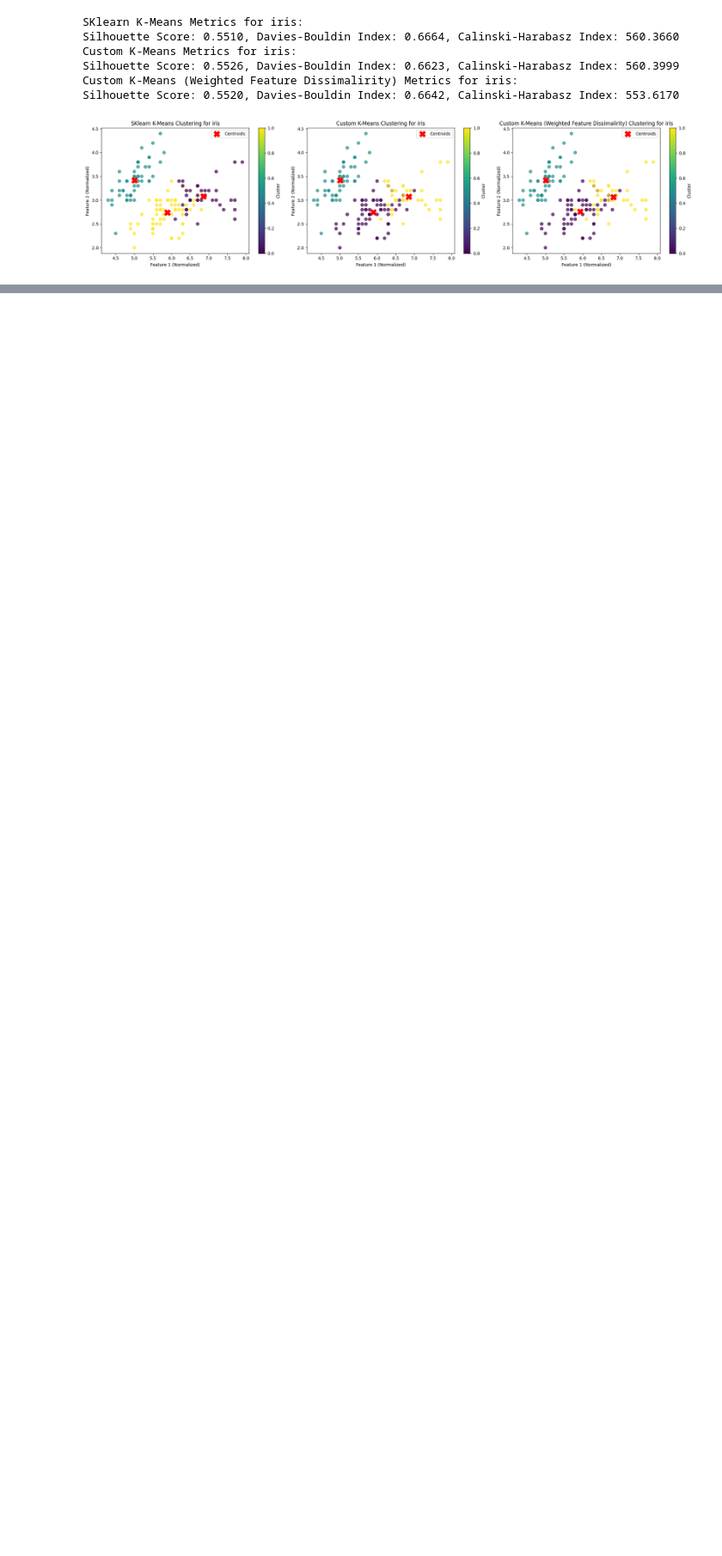
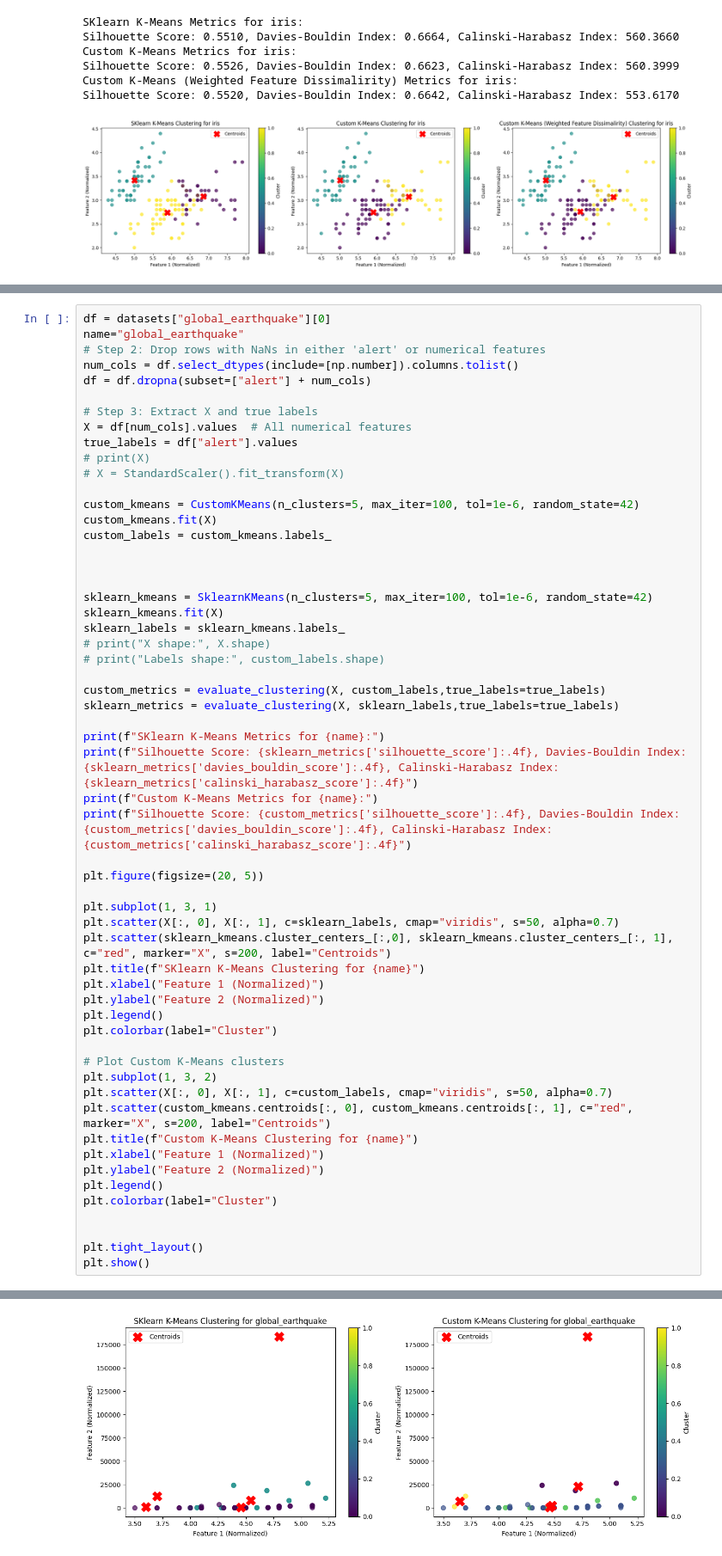
Before and after one commit to gideonpeters/comp6651-project, a Jupyter notebook: scripts/04-kmeans.ipynb, the cells around one changed output, grey strips where cells are left out. Shown at 86% size. Cells and saved outputs as stored; diff of their text form; blank space fills up the shorter version.

```diff
--- a/scripts/04-kmeans.ipynb
+++ b/scripts/04-kmeans.ipynb
@@ -659,0 +718,58 @@ Silhouette Score: 0.5520, Davies-Bouldin Index: 0.6642, Calinski-Harabasz Index:
+# %%
+df = datasets["global_earthquake"][0]
+name="global_earthquake"
+# Step 2: Drop rows with NaNs in either 'alert' or numerical features
+num_cols = df.select_dtypes(include=[np.number]).columns.tolist()
+df = df.dropna(subset=["alert"] + num_cols)
+
+# Step 3: Extract X and true labels
+X = df[num_cols].values  # All numerical features
+true_labels = df["alert"].values
+# print(X)
+# X = StandardScaler().fit_transform(X)
+
+custom_kmeans = CustomKMeans(n_clusters=5, max_iter=100, tol=1e-6, random_state=42)
+custom_kmeans.fit(X)
+custom_labels = custom_kmeans.labels_
+
+
+
+sklearn_kmeans = SklearnKMeans(n_clusters=5, max_iter=100, tol=1e-6, random_state=42)
+sklearn_kmeans.fit(X)
+sklearn_labels = sklearn_kmeans.labels_
+# print("X shape:", X.shape)
+# print("Labels shape:", custom_labels.shape)
+
+custom_metrics = evaluate_clustering(X, custom_labels,true_labels=true_labels)
+sklearn_metrics = evaluate_clustering(X, sklearn_labels,true_labels=true_labels)
+
+print(f"SKlearn K-Means Metrics for {name}:")
+print(f"Silhouette Score: {sklearn_metrics['silhouette_score']:.4f}, Davies-Bouldin Index: {sklearn_metrics['davies_bouldin_score']:.4f}, Calinski-Harabasz Index: {sklearn_metrics['calinski_harabasz_score']:.4f}")
+print(f"Custom K-Means Metrics for {name}:")
+print(f"Silhouette Score: {custom_metrics['silhouette_score']:.4f}, Davies-Bouldin Index: {custom_metrics['davies_bouldin_score']:.4f}, Calinski-Harabasz Index: {custom_metrics['calinski_harabasz_score']:.4f}")
+
+plt.figure(figsize=(20, 5))
+
+plt.subplot(1, 3, 1)
+plt.scatter(X[:, 0], X[:, 1], c=sklearn_labels, cmap="viridis", s=50, alpha=0.7)
+plt.scatter(sklearn_kmeans.cluster_centers_[:,0], sklearn_kmeans.cluster_centers_[:, 1], c="red", marker="X", s=200, label="Centroids")
+plt.title(f"SKlearn K-Means Clustering for {name}")
+plt.xlabel("Feature 1 (Normalized)")
+plt.ylabel("Feature 2 (Normalized)")
+plt.legend()
+plt.colorbar(label="Cluster")
+
+# Plot Custom K-Means clusters
+plt.subplot(1, 3, 2)
+plt.scatter(X[:, 0], X[:, 1], c=custom_labels, cmap="viridis", s=50, alpha=0.7)
+plt.scatter(custom_kmeans.centroids[:, 0], custom_kmeans.centroids[:, 1], c="red", marker="X", s=200, label="Centroids")
+plt.title(f"Custom K-Means Clustering for {name}")
+plt.xlabel("Feature 1 (Normalized)")
+plt.ylabel("Feature 2 (Normalized)")
+plt.legend()
+plt.colorbar(label="Cluster")
+
+
+plt.tight_layout()
+plt.show()
+# %% [output]
@@ -659,0 +780 @@ Silhouette Score: 0.5520, Davies-Bouldin Index: 0.6642, Calinski-Harabasz Index:
+[figure, added]
```
Also changed, not shown: parts of 7 cells of this notebook, 3 other files.
